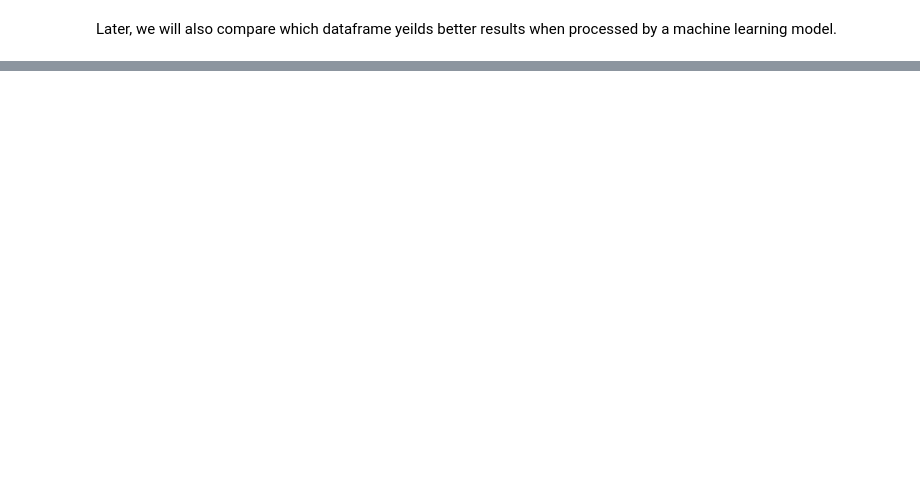
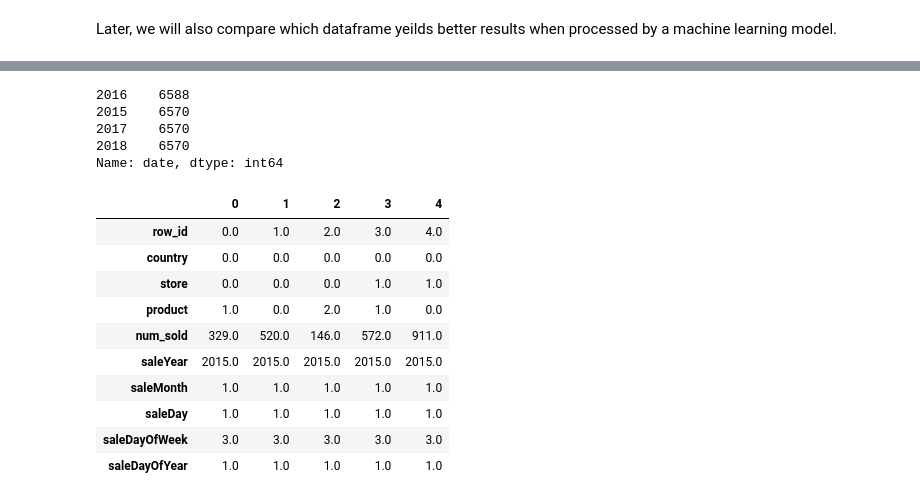
Before and after one commit to kshipra-jadav/Kaggle-Tabular-Playground-Series-Jan2022, a Jupyter notebook: first.ipynb, the cells around one changed output, grey strips where cells are left out. Drawn from its saved outputs; the diff is of its cells as text; code cells hidden in the pictures; blank space fills up the shorter version.

```diff
--- a/first.ipynb
+++ b/first.ipynb
@@ -476,0 +482,37 @@ Later, we will also compare which dataframe yeilds better results when processed
+# %%
+df_train['date'].dt.year.value_counts()
+# %% [output]
+2016    6588
+2015    6570
+2017    6570
+2018    6570
+Name: date, dtype: int64
+# %%
+# making a function because these encoding will have to be applied to oneHotEncoded dataframe and ordinalEncoded dataframe
+
+def encode_dates(df_tmp: pd.DataFrame) -> pd.DataFrame:
+  df_tmp['saleYear'] = df_tmp['date'].dt.year
+  df_tmp['saleMonth'] = df_tmp['date'].dt.month
+  df_tmp['saleDay'] = df_tmp['date'].dt.day
+  df_tmp['saleDayOfWeek'] = df_tmp['date'].dt.dayofweek
+  df_tmp['saleDayOfYear'] = df_tmp['date'].dt.dayofyear
+
+  df_tmp.drop('date', axis=1, inplace=True)
+
+  return df_tmp
+# %%
+df_train = encode_dates(df_tmp=df_train)
+
+df_train.head().T
+# %% [output]
+|  | 0 | 1 | 2 | 3 | 4 |
+| row_id | 0.0 | 1.0 | 2.0 | 3.0 | 4.0 |
+| country | 0.0 | 0.0 | 0.0 | 0.0 | 0.0 |
+| store | 0.0 | 0.0 | 0.0 | 1.0 | 1.0 |
+| product | 1.0 | 0.0 | 2.0 | 1.0 | 0.0 |
+| num_sold | 329.0 | 520.0 | 146.0 | 572.0 | 911.0 |
+| saleYear | 2015.0 | 2015.0 | 2015.0 | 2015.0 | 2015.0 |
+| saleMonth | 1.0 | 1.0 | 1.0 | 1.0 | 1.0 |
+| saleDay | 1.0 | 1.0 | 1.0 | 1.0 | 1.0 |
+| saleDayOfWeek | 3.0 | 3.0 | 3.0 | 3.0 | 3.0 |
+| saleDayOfYear | 1.0 | 1.0 | 1.0 | 1.0 | 1.0 |
```
Also changed, not shown: parts of 5 cells of this notebook.
